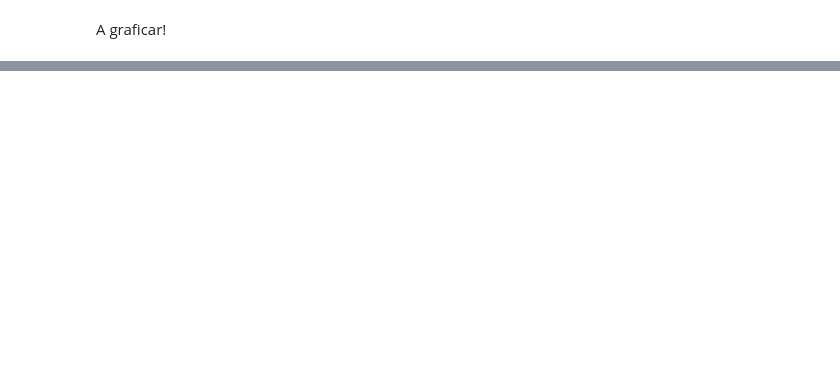
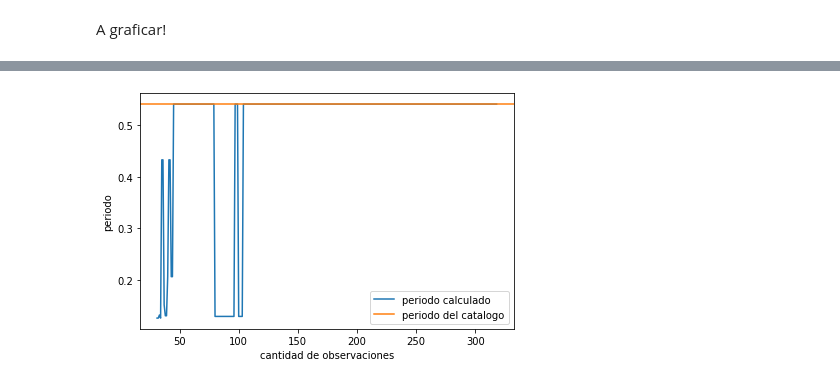
Before and after one commit to ggweinand/tesina, a Jupyter notebook: period_reconstruction/period_deterioration.ipynb, the cells around one changed output, grey strips where cells are left out. Cells and saved outputs as stored; diff of their text form; code cells hidden in the pictures; blank space fills up the shorter version.

```diff
--- a/period_reconstruction/period_deterioration.ipynb
+++ b/period_reconstruction/period_deterioration.ipynb
@@ -158,9 +75,8 @@ b278_lc = b278_lc[b278_lc.bm_src_id.isin(b278_features.id.to_numpy())]
 # %% [markdown]
 La meto en mi clase.
 # %%
-# for star in b278_features:
 star = b278_features.loc[b278_features["cnt"].idxmax()]
 # Get the observations for the star.
 light_curve = b278_lc[b278_lc.bm_src_id == star.id]
 
-lc = LightCurve(light_curve, star.PeriodLS, GaussianProcessRegressor())
+lc = LightCurveSampler(light_curve, star.PeriodLS)
@@ -183,11 +83,14 @@ AttributeError: module 'feets' has no attribute 'preprocess'
 # %% [markdown]
 Para cada cantidad de observaciones entre `min_obs` y la total disponible, buscamos el período.
 # %%
-period_list = []
-size_list = []
+def get_period_list(lc: LightCurveSampler):
+    period_list = []
+    size_list = []
 
-for n_sample in range(len(light_curve), min_obs, -1):
-    lc.subsample(n_sample)
-    period, _ = lc.make_periodic()
-    period_list.append(period)
-    size_list.append(n_sample)
+    for n_sample in range(len(light_curve), 30, -1):
+        lc.subsample(n_sample)
+        period, _ = lc.calculate_period()
+        period_list.append(period)
+        size_list.append(n_sample)
+
+    return size_list, period_list
@@ -196,10 +97,11 @@ WARNING: AstropyDeprecationWarning: Importing LombScargle from astropy.stats has
 # %% [markdown]
 A graficar!
 # %%
-plt.plot(size_list, period_list, color="tab:blue", label="periodo calculado")
-plt.axhline(y=star.PeriodLS, color="tab:orange", label="periodo del catalogo")
-plt.xlabel("cantidad de observaciones")
-plt.ylabel("periodo")
-plt.legend()
-plt.tight_layout()
-plt.show()
+def plot_periods(size_list, period_list):
+    plt.plot(size_list, period_list, color="tab:blue", label="periodo calculado")
+    plt.axhline(y=star.PeriodLS, color="tab:orange", label="periodo del catalogo")
+    plt.xlabel("cantidad de observaciones")
+    plt.ylabel("periodo")
+    plt.legend()
+    plt.tight_layout()
+    plt.show()
@@ -211,0 +108,2 @@ Eventualmente se estabiliza. Soy feliz. Aunque sinceramente no sé si se debe al
+# %%
+lc_size, lc_period = get_period_list(lc)
@@ -211,0 +112,4 @@ Eventualmente se estabiliza. Soy feliz. Aunque sinceramente no sé si se debe al
+# %%
+plot_periods(lc_size, lc_period)
+# %% [output]
+[figure, added]
```
Also changed, not shown: parts of 22 cells of this notebook, 2 other files.
